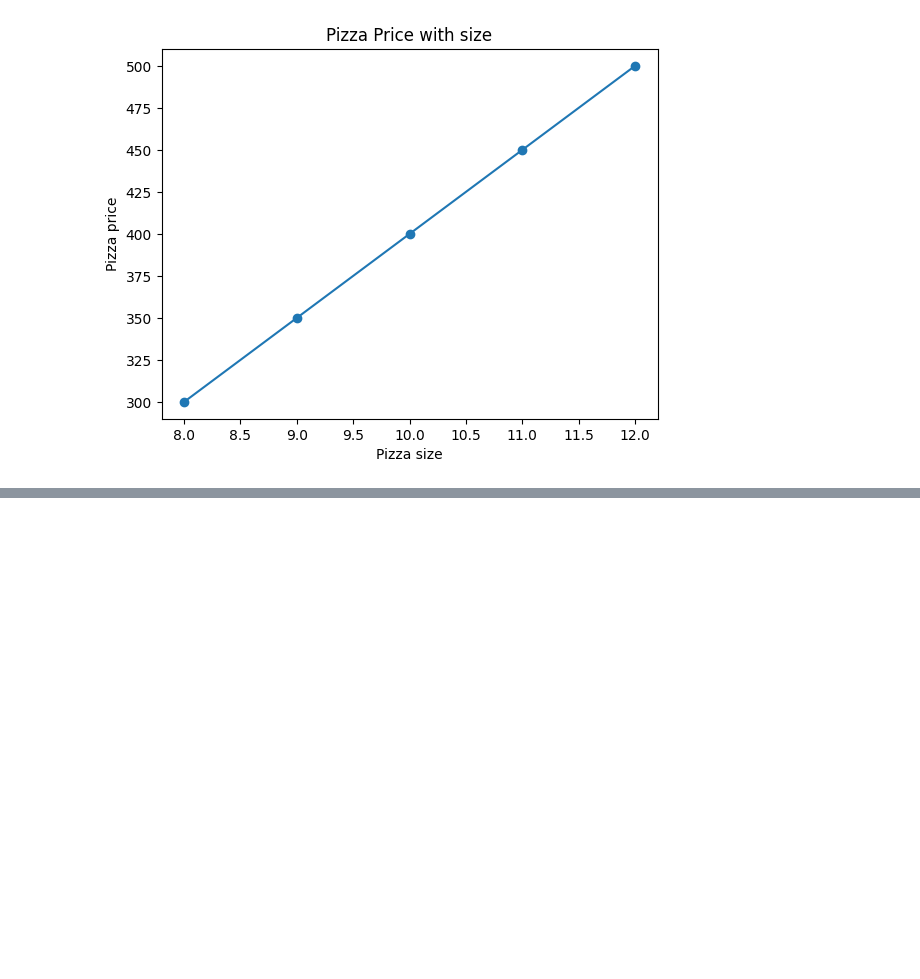
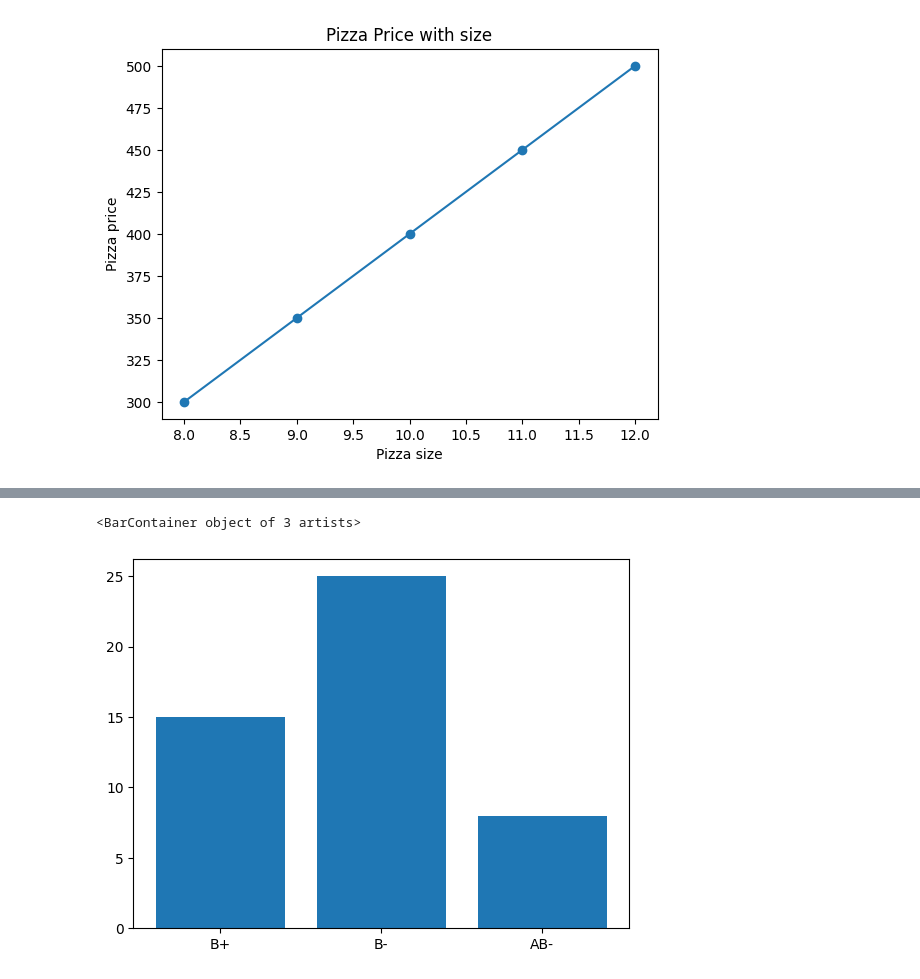
Before and after one commit to jubayerhu1/Python-Code, a Jupyter notebook: matplotlib/matplotlib.ipynb, the cells around one changed output, grey strips where cells are left out. Drawn from its saved outputs; the diff is of its cells as text; code cells hidden in the pictures; blank space fills up the shorter version.

```diff
--- a/matplotlib/matplotlib.ipynb
+++ b/matplotlib/matplotlib.ipynb
@@ -65,0 +84,14 @@ plt.show()
+# %%
+"""Bar chart
+A bar chart is a type of chart that uses bars to represent data. The length of each bar corresponds to the value of the variable it represents. It is useful for comparing different categories.
+
+Bar charts are used to visually compare categories of data.
+"""
+blood_group = 'B+', 'B-','AB-'
+# %%
+Total_person = [15,25,8]
+# %%
+plt.bar(blood_group, Total_person)
+# %% [output]
+<BarContainer object of 3 artists>
+[figure, added]
```
Also changed, not shown: parts of 2 cells of this notebook.
